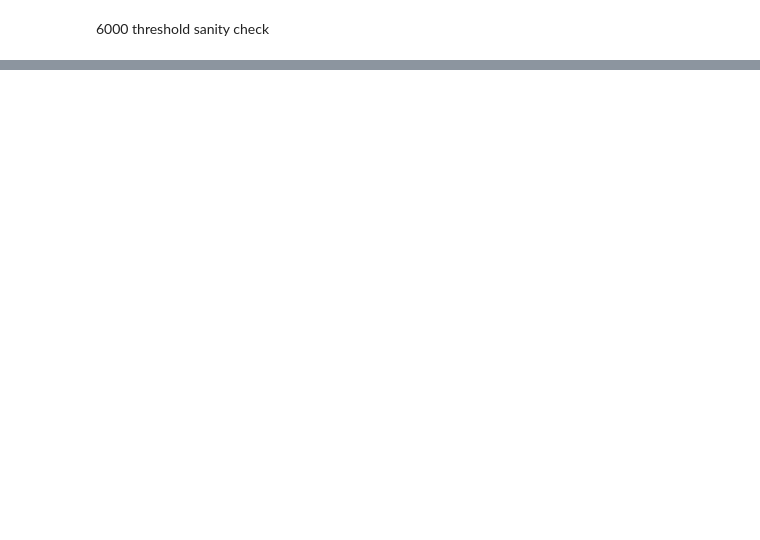
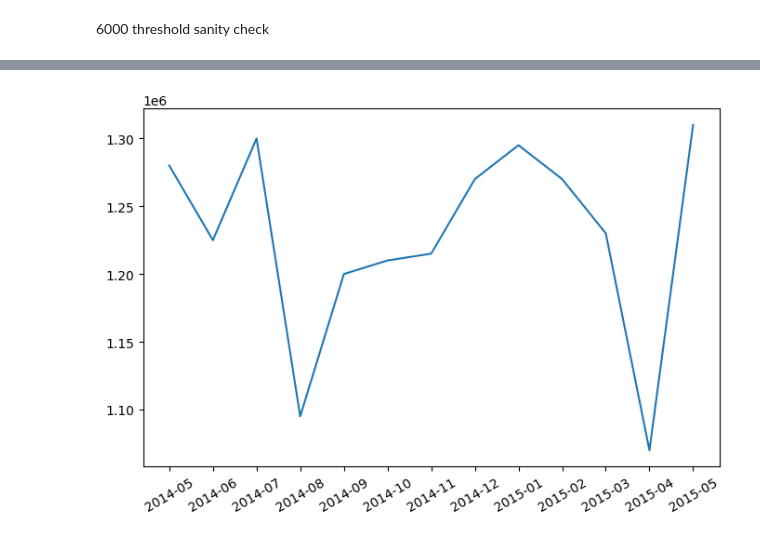
Before and after one commit to d-k-sch/eda_project_real_estate, a Jupyter notebook: EDA.ipynb, the cells around one changed output, grey strips where cells are left out. Cells and saved outputs as stored; diff of their text form; code cells hidden in the pictures; blank space fills up the shorter version.

```diff
--- a/EDA.ipynb
+++ b/EDA.ipynb
@@ -101,0 +290,5 @@ outskirts.shape
+# %%
+top_central = top_central[top_central.price < 7000000]
+# %%
+tc_by_ym = top_central.groupby(["year_month"]).median().reset_index()
+tc_by_ym.head()
@@ -101,0 +303,8 @@ outskirts.shape
+# %%
+# months= ["January", "February", "March", "April", "May", "June", "July", "August", "September", "October", "November", "December"]
+fig, ax = plt.subplots()
+ax.plot(tc_by_ym.year_month, tc_by_ym.price)
+plt.xticks(rotation=30)
+plt.show()
+# %% [output]
+[figure, added]
```
Also changed, not shown: parts of 33 cells of this notebook.
